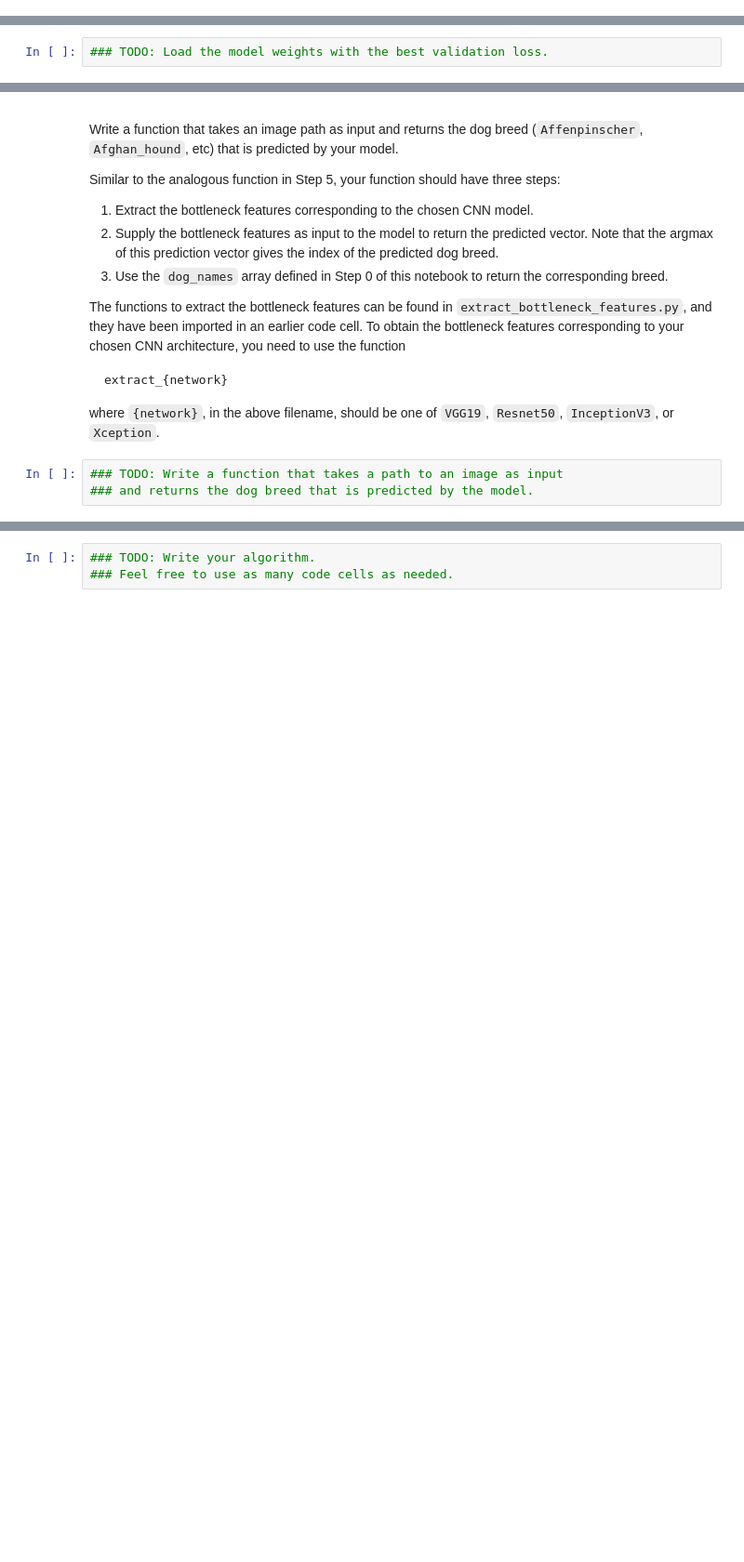
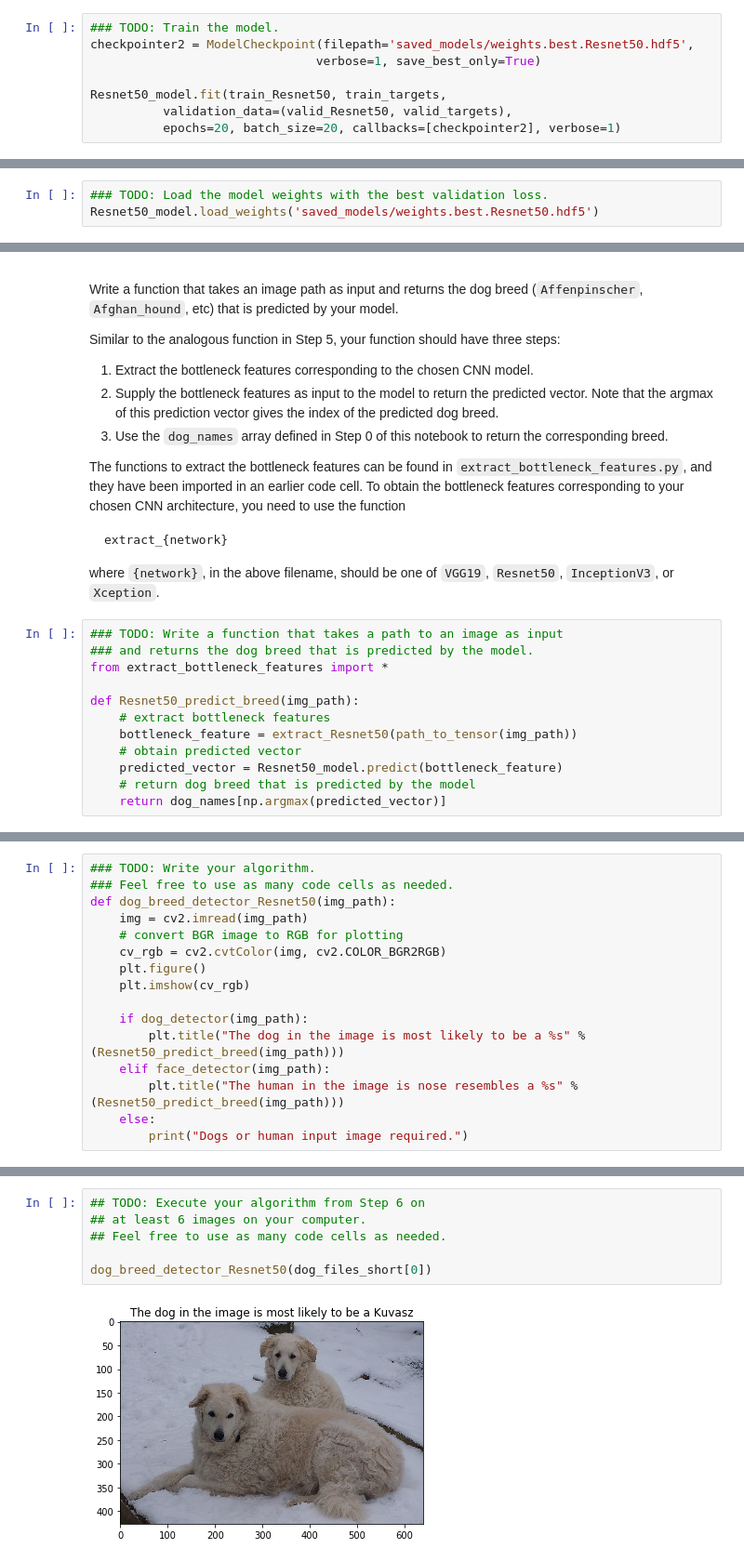
Before and after one commit to triwoods/udacity-ml-projects, a Jupyter notebook: dog-project/dog_app.ipynb, the cells around one changed output, grey strips where cells are left out. Shown at 93% size. Drawn from its saved outputs; the diff is of its cells as text; blank space fills up the shorter version.

```diff
--- a/dog-project/dog_app.ipynb
+++ b/dog-project/dog_app.ipynb
@@ -519,0 +649,8 @@ You are welcome to [augment the training data](https://blog.keras.io/building-po
+# %%
+### TODO: Train the model.
+checkpointer2 = ModelCheckpoint(filepath='saved_models/weights.best.Resnet50.hdf5',
+                               verbose=1, save_best_only=True)
+
+Resnet50_model.fit(train_Resnet50, train_targets,
+          validation_data=(valid_Resnet50, valid_targets),
+          epochs=20, batch_size=20, callbacks=[checkpointer2], verbose=1)
@@ -521,6 +677,7 @@ You are welcome to [augment the training data](https://blog.keras.io/building-po
 ### (IMPLEMENTATION) Load the Model with the Best Validation Loss
 # %%
 ### TODO: Load the model weights with the best validation loss.
+Resnet50_model.load_weights('saved_models/weights.best.Resnet50.hdf5')
 # %% [markdown]
 ### (IMPLEMENTATION) Test the Model
 
@@ -545,6 +710,15 @@ where `{network}`, in the above filename, should be one of `VGG19`, `Resnet50`,
 # %%
 ### TODO: Write a function that takes a path to an image as input
 ### and returns the dog breed that is predicted by the model.
+from extract_bottleneck_features import *
+
+def Resnet50_predict_breed(img_path):
+    # extract bottleneck features
+    bottleneck_feature = extract_Resnet50(path_to_tensor(img_path))
+    # obtain predicted vector
+    predicted_vector = Resnet50_model.predict(bottleneck_feature)
+    # return dog breed that is predicted by the model
+    return dog_names[np.argmax(predicted_vector)]
 # %% [markdown]
 ---
 <a id='step6'></a>
@@ -563,3 +737,19 @@ Some sample output for our algorithm is provided below, but feel free to design
 
 
 ### (IMPLEMENTATION) Write your Algorithm
+# %%
+### TODO: Write your algorithm.
+### Feel free to use as many code cells as needed.
+def dog_breed_detector_Resnet50(img_path):
+    img = cv2.imread(img_path)
+    # convert BGR image to RGB for plotting
+    cv_rgb = cv2.cvtColor(img, cv2.COLOR_BGR2RGB)
+    plt.figure()
+    plt.imshow(cv_rgb)
+
+    if dog_detector(img_path):
+        plt.title("The dog in the image is most likely to be a %s" % (Resnet50_predict_breed(img_path)))
+    elif face_detector(img_path):
+        plt.title("The human in the image is nose resembles a %s" % (Resnet50_predict_breed(img_path)))
+    else:
+        print("Dogs or human input image required.")
@@ -566,3 +770,8 @@ Some sample output for our algorithm is provided below, but feel free to design
 # %%
-### TODO: Write your algorithm.
-### Feel free to use as many code cells as needed.
+## TODO: Execute your algorithm from Step 6 on
+## at least 6 images on your computer.
+## Feel free to use as many code cells as needed.
+
+dog_breed_detector_Resnet50(dog_files_short[0])
+# %% [output]
+[figure, added]
```
Also changed, not shown: parts of 34 cells of this notebook.
